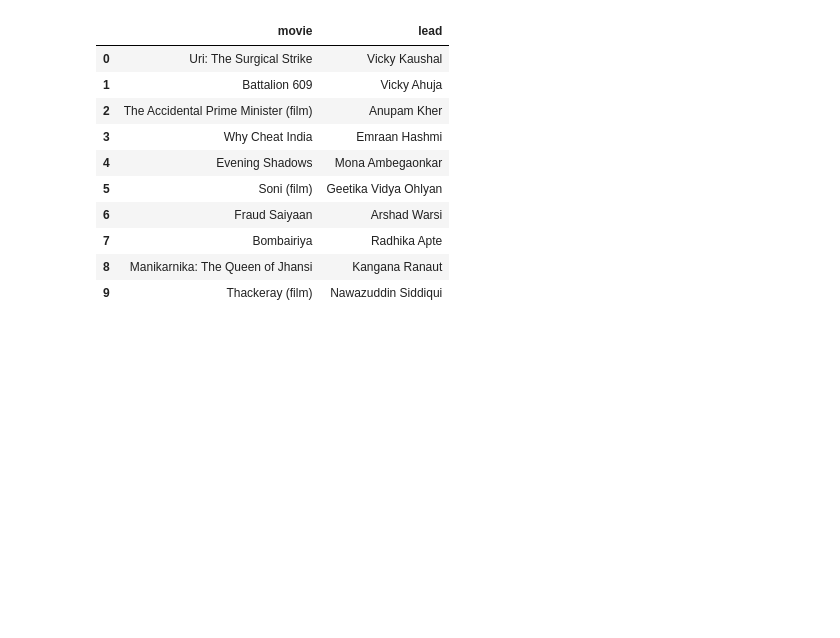
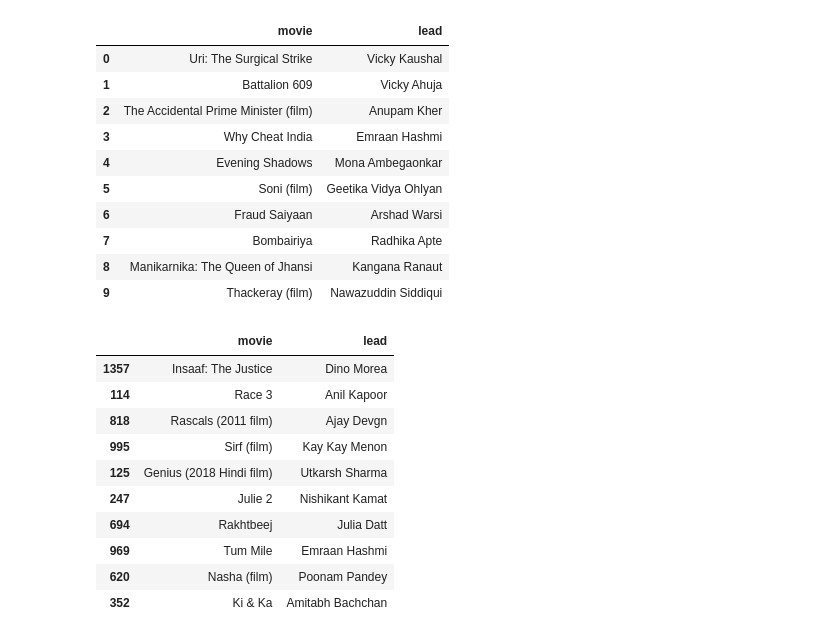
Before and after one commit to jhalucky/KPP-Keep-Practicing-Python, a Jupyter notebook: pandas/working.ipynb, the cells around one changed output. Saved outputs shown, nothing was run; the diff lists cells and outputs as text; code cells hidden in the pictures; blank space fills up the shorter version.

Commit message:
feat: sample

```diff
--- a/pandas/working.ipynb
+++ b/pandas/working.ipynb
@@ -131,3 +131,17 @@ movies.head(10)
 | 7 | Bombairiya | Radhika Apte |
 | 8 | Manikarnika: The Queen of Jhansi | Kangana Ranaut |
 | 9 | Thackeray (film) | Nawazuddin Siddiqui |
+# %%
+movies.sample(10)
+# %% [output]
+|  | movie | lead |
+| 1357 | Insaaf: The Justice | Dino Morea |
+| 114 | Race 3 | Anil Kapoor |
+| 818 | Rascals (2011 film) | Ajay Devgn |
+| 995 | Sirf (film) | Kay Kay Menon |
+| 125 | Genius (2018 Hindi film) | Utkarsh Sharma |
+| 247 | Julie 2 | Nishikant Kamat |
+| 694 | Rakhtbeej | Julia Datt |
+| 969 | Tum Mile | Emraan Hashmi |
+| 620 | Nasha (film) | Poonam Pandey |
+| 352 | Ki & Ka | Amitabh Bachchan |
```
